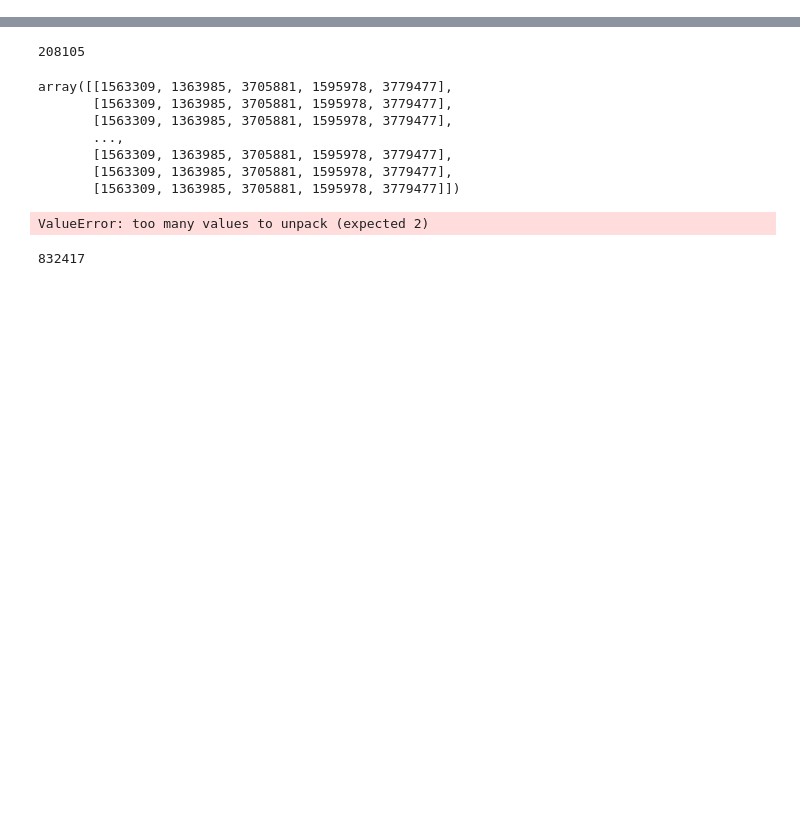
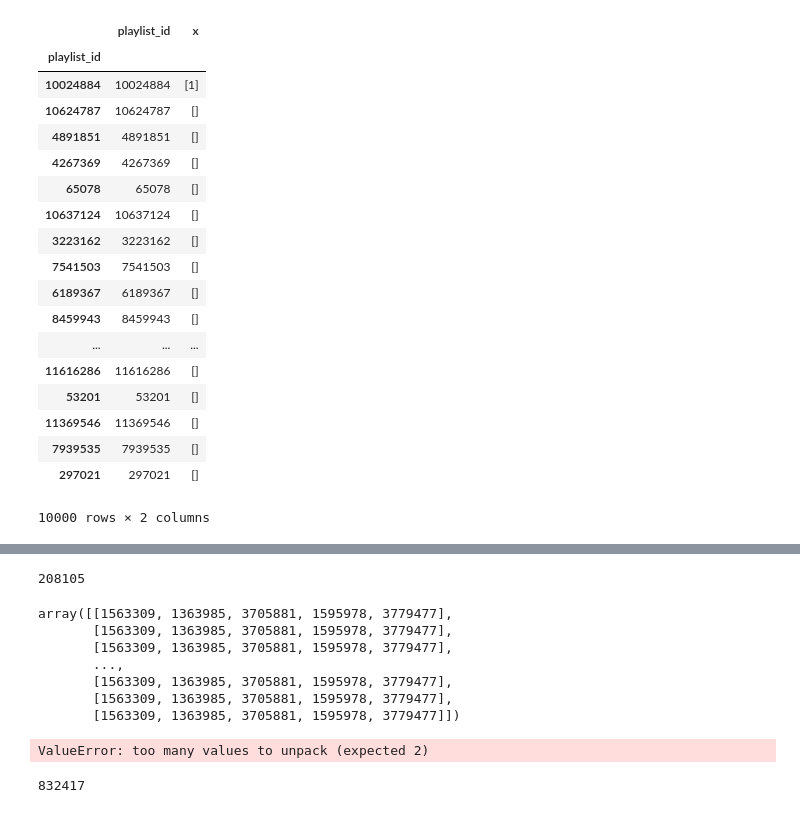
Before and after one commit to battuzz/RS_Challenge, a Jupyter notebook: FirstAnalysis.ipynb, the cells around one changed output, grey strips where cells are left out. Saved outputs shown, nothing was run; the diff lists cells and outputs as text; code cells hidden in the pictures; blank space fills up the shorter version.

Commit message:
Modified test and evaluation to work on dataframes

```diff
--- a/FirstAnalysis.ipynb
+++ b/FirstAnalysis.ipynb
@@ -21,0 +26,29 @@ tracks = pd.read_csv('data/tracks_final.csv', delimiter='\t')
+# %%
+df = pd.DataFrame(data = get_target_playlists())
+df.index = get_target_playlists()['playlist_id']
+# %%
+df['x'] = [np.array([]) for i in range(len(df))]
+# %%
+df.loc[10024884,('x',)] = np.array([1])
+# %%
+df
+# %% [output]
+|  | playlist_id | x |
+| playlist_id |  |  |
+| 10024884 | 10024884 | [1] |
+| 10624787 | 10624787 | [] |
+| 4891851 | 4891851 | [] |
+| 4267369 | 4267369 | [] |
+| 65078 | 65078 | [] |
+| 10637124 | 10637124 | [] |
+| 3223162 | 3223162 | [] |
+| 7541503 | 7541503 | [] |
+| 6189367 | 6189367 | [] |
+| 8459943 | 8459943 | [] |
+| ... | ... | ... |
+| 11616286 | 11616286 | [] |
+| 53201 | 53201 | [] |
+| 11369546 | 11369546 | [] |
+| 7939535 | 7939535 | [] |
+| 297021 | 297021 | [] |
+10000 rows × 2 columns
```
Also changed, not shown: parts of 21 cells of this notebook, 4 other files.
